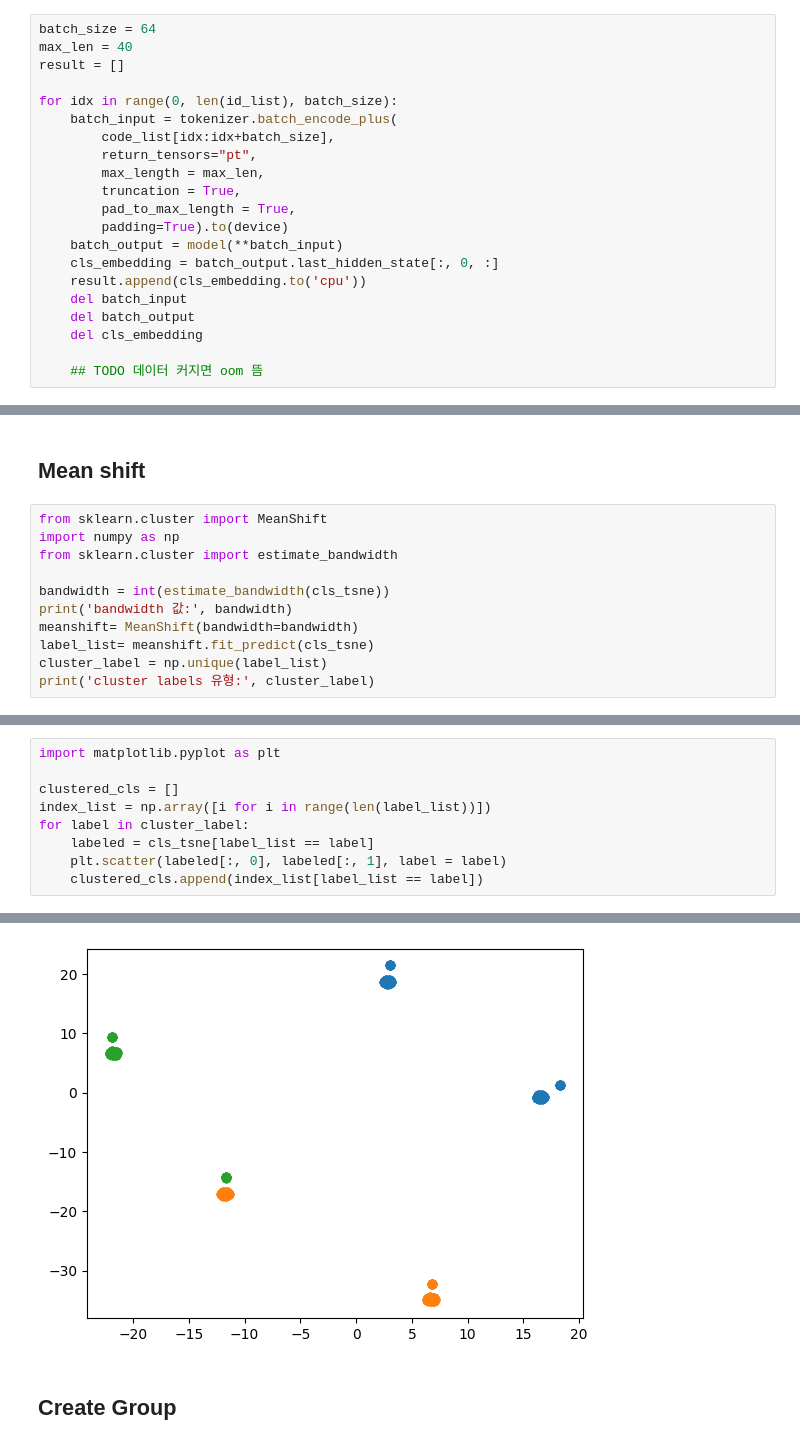
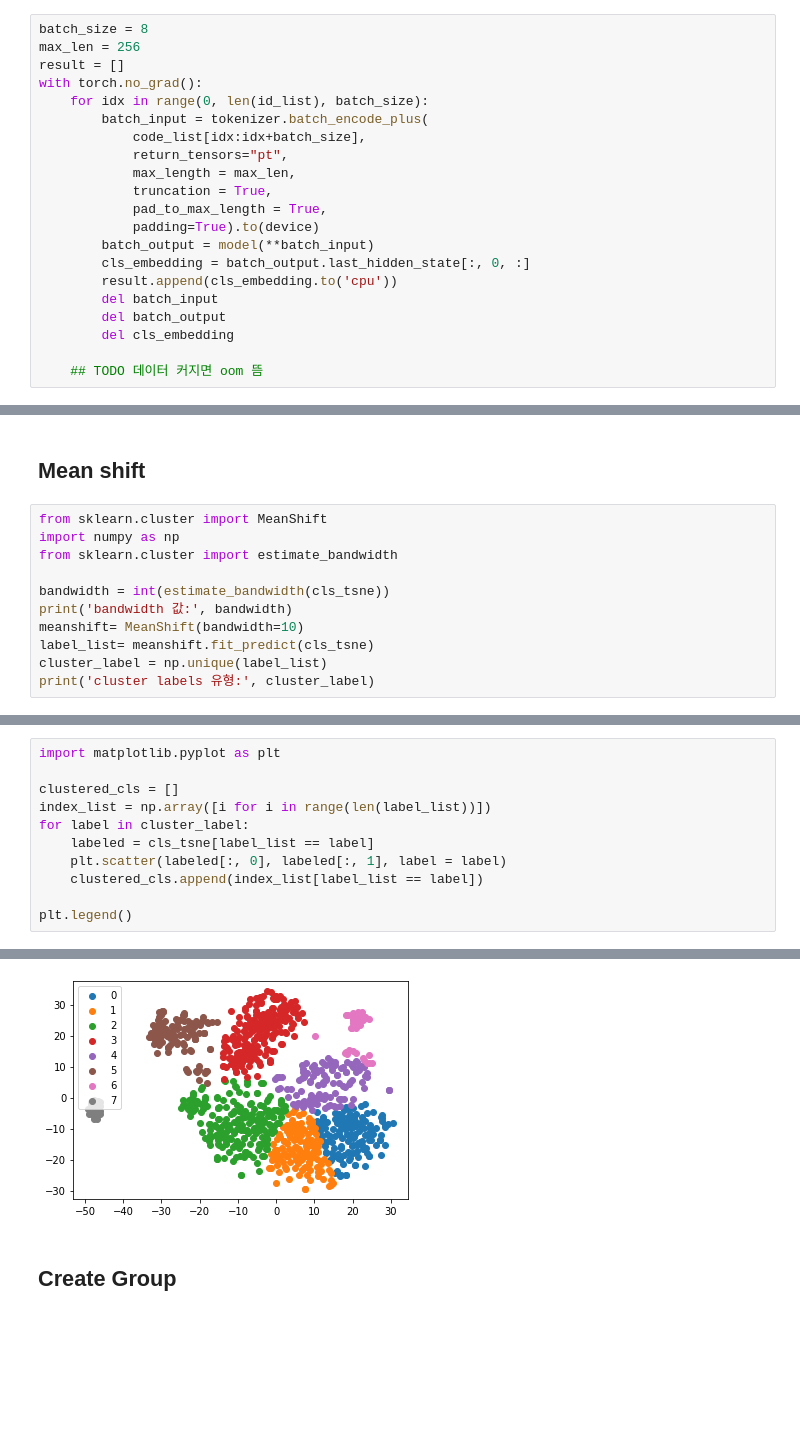
Before and after one commit to 2022-rescue-macbook/rescue-macbook-py, a Jupyter notebook: sample.ipynb, the cells around one changed output, grey strips where cells are left out. Cells and saved outputs as stored; diff of their text form; blank space fills up the shorter version.

```diff
--- a/sample.ipynb
+++ b/sample.ipynb
@@ -58,22 +59,22 @@ len(id_list)
 # %%
-batch_size = 64
-max_len = 40
+batch_size = 8
+max_len = 256
 result = []
-
-for idx in range(0, len(id_list), batch_size):
-    batch_input = tokenizer.batch_encode_plus(
-        code_list[idx:idx+batch_size],
-        return_tensors="pt",
-        max_length = max_len,
-        truncation = True,
-        pad_to_max_length = True,
-        padding=True).to(device)
-    batch_output = model(**batch_input)
-    cls_embedding = batch_output.last_hidden_state[:, 0, :]
-    result.append(cls_embedding.to('cpu'))
-    del batch_input
-    del batch_output
-    del cls_embedding
+with torch.no_grad():
+    for idx in range(0, len(id_list), batch_size):
+        batch_input = tokenizer.batch_encode_plus(
+            code_list[idx:idx+batch_size],
+            return_tensors="pt",
+            max_length = max_len,
+            truncation = True,
+            pad_to_max_length = True,
+            padding=True).to(device)
+        batch_output = model(**batch_input)
+        cls_embedding = batch_output.last_hidden_state[:, 0, :]
+        result.append(cls_embedding.to('cpu'))
+        del batch_input
+        del batch_output
+        del cls_embedding
 
     ## TODO 데이터 커지면 oom 뜸
 # %%
@@ -114,7 +115,7 @@ from sklearn.cluster import estimate_bandwidth
 
 bandwidth = int(estimate_bandwidth(cls_tsne))
 print('bandwidth 값:', bandwidth)
-meanshift= MeanShift(bandwidth=bandwidth)
+meanshift= MeanShift(bandwidth=10)
 label_list= meanshift.fit_predict(cls_tsne)
 cluster_label = np.unique(label_list)
 print('cluster labels 유형:', cluster_label)
@@ -130,4 +131,6 @@ for label in cluster_label:
     labeled = cls_tsne[label_list == label]
     plt.scatter(labeled[:, 0], labeled[:, 1], label = label)
     clustered_cls.append(index_list[label_list == label])
+
+plt.legend()
 # %% [output]
@@ -134,4 +138,4 @@ for label in cluster_label:
-[figure, old version]
+[figure, new version]
 # %% [markdown]
 ## Create Group
 # %%
```
Also changed, not shown: parts of 11 cells of this notebook, 1 other file.
